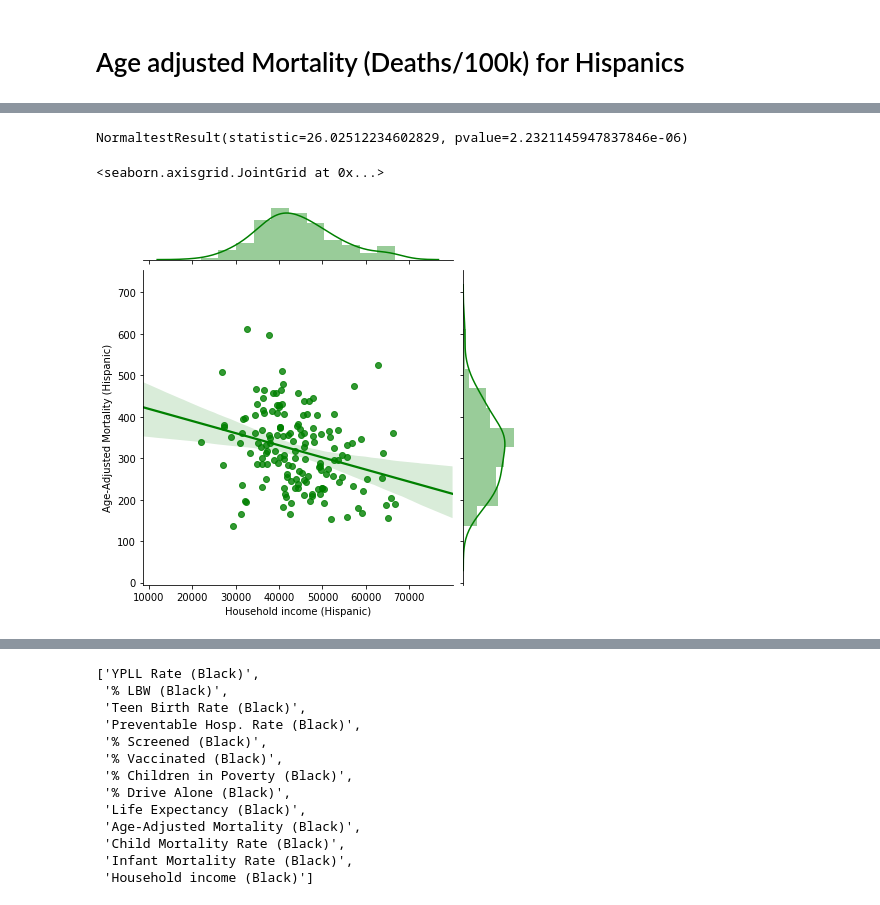
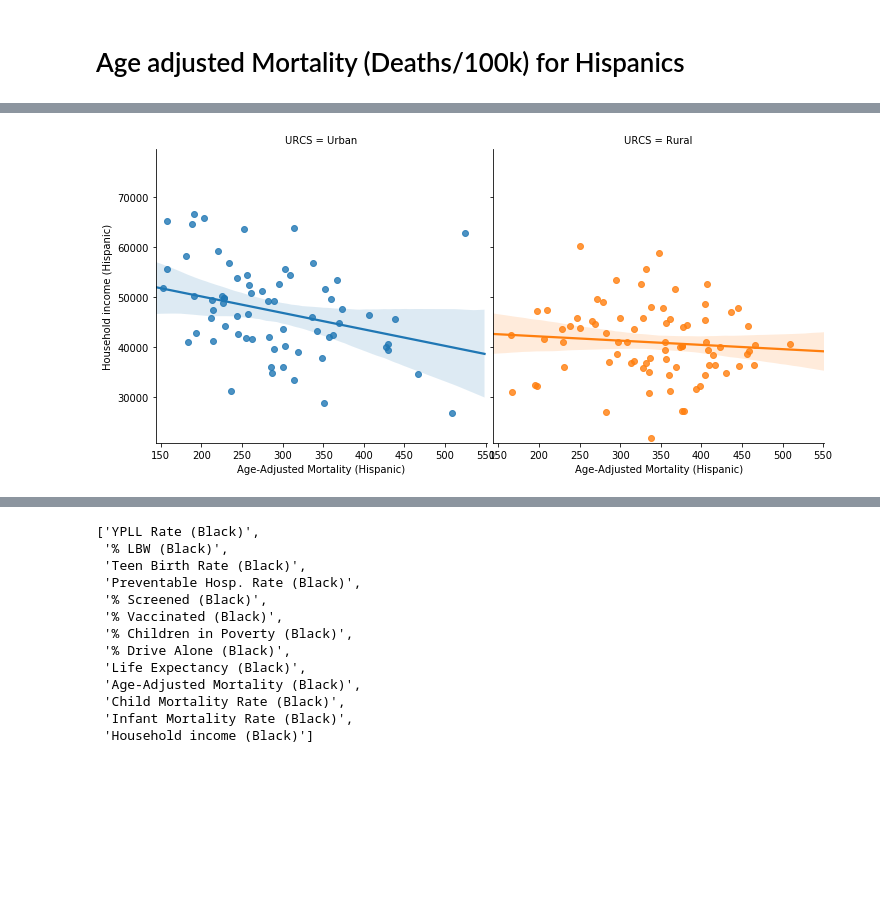
Before and after one commit to kipmadden/Urban-vs.-Rural-Health-Outcomes, a Jupyter notebook: Kip2.ipynb, the cells around one changed output, grey strips where cells are left out. Cells and saved outputs as stored; diff of their text form; code cells hidden in the pictures; blank space fills up the shorter version.

```diff
--- a/Kip2.ipynb
+++ b/Kip2.ipynb
@@ -908,9 +765,4 @@ sns.distplot(lcm);
-# %%
-print(stats.normaltest(lcm))
-# %% [output]
-NormaltestResult(statistic=26.02512234602829, pvalue=2.2321145947837846e-06)
-# %%
-sns.jointplot(data=multi_clean_df, x='Age-Adjusted Mortality', y=y_data, kind='reg', color='g')
-# %% [output]
-<seaborn.axisgrid.JointGrid at 0x...>
-[figure, removed]
+# %%
+makePanelScatterplot(all_clean_df,"Age-Adjusted Mortality (Hispanic)","Household income (Hispanic)","URCS","URCS")
+# %% [output]
+[figure, added]
```
Also changed, not shown: parts of 38 cells of this notebook.
